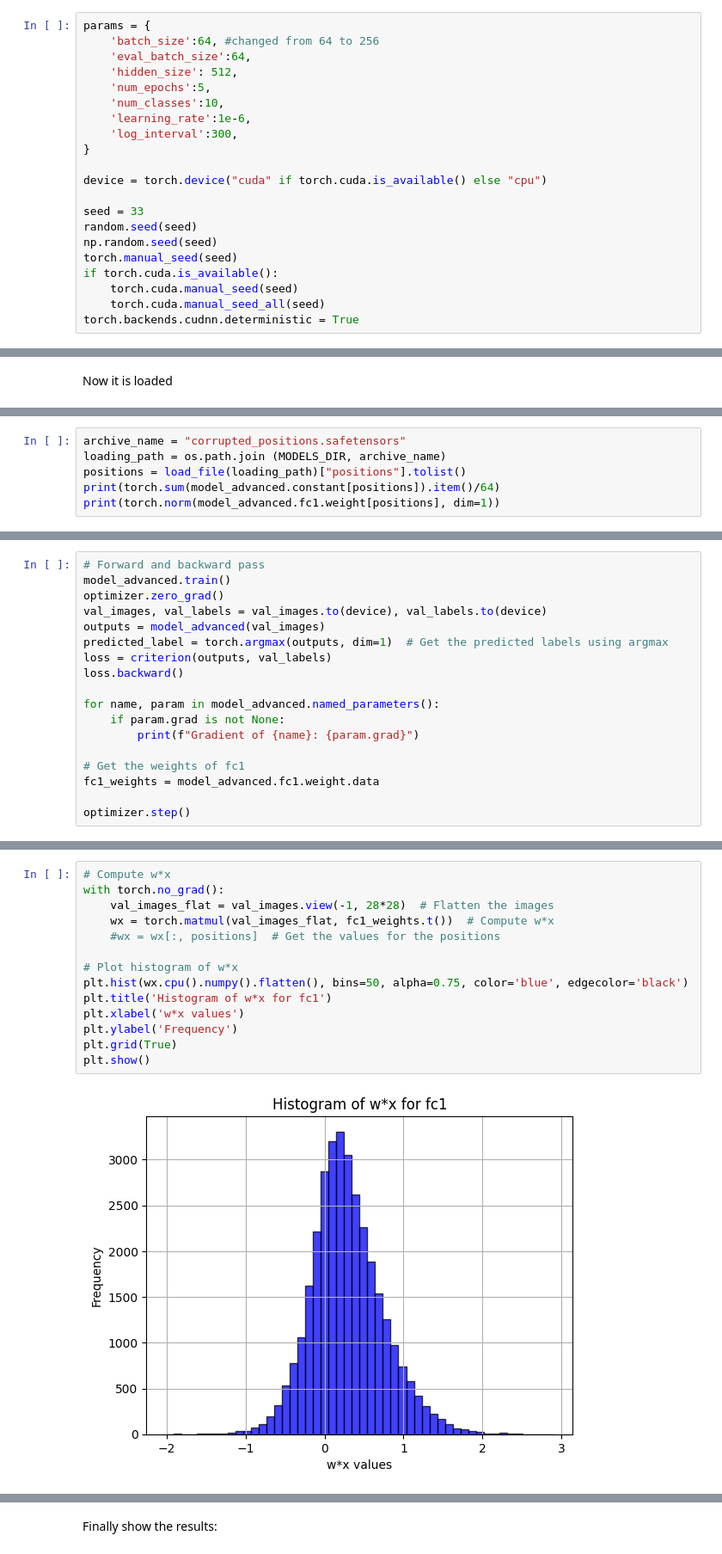
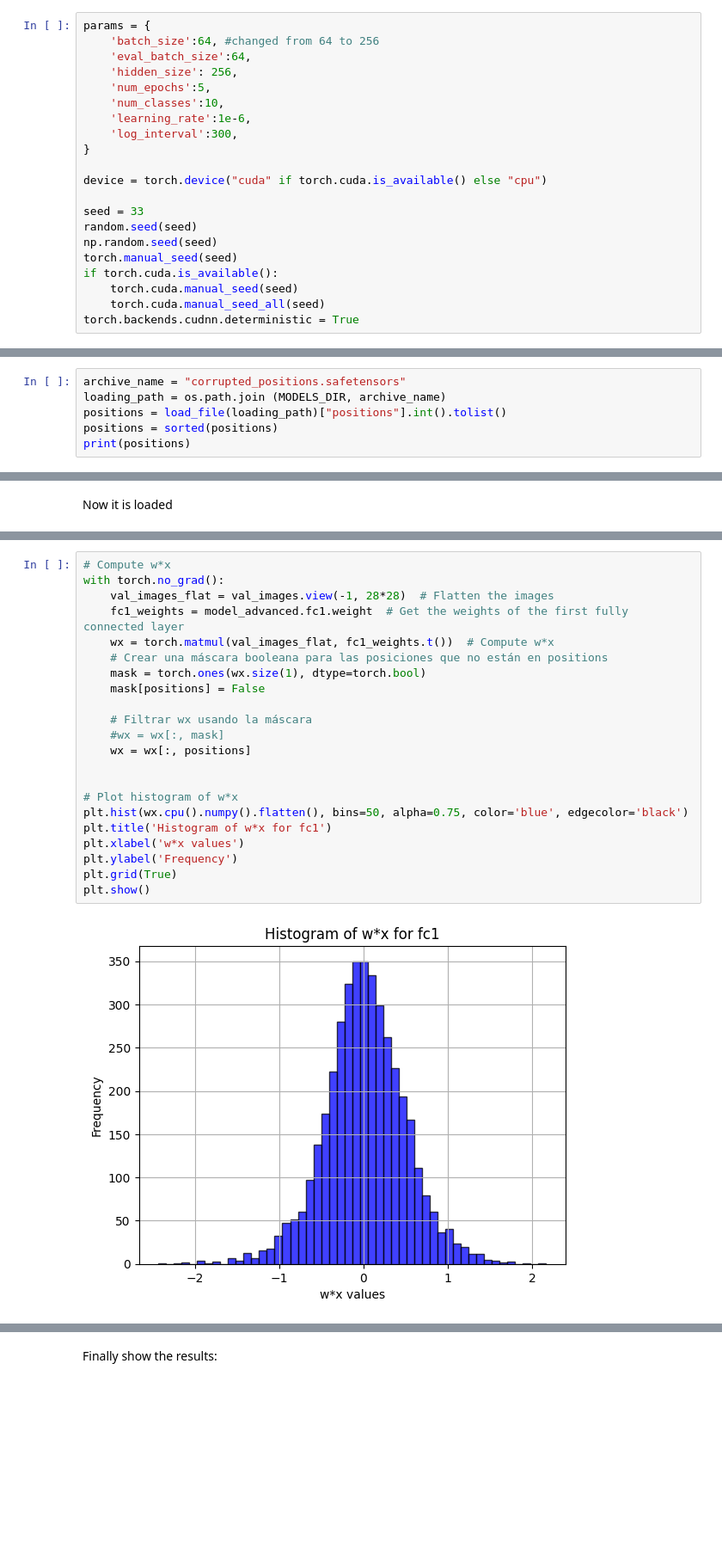
Before and after one commit to armand-07/dataset_stealing_with_privacy_doors, a Jupyter notebook: notebooks/finetuning_F_MNIST.ipynb, the cells around one changed output, grey strips where cells are left out. Shown at 86% size. Cells and saved outputs as stored; diff of their text form; blank space fills up the shorter version.

Commit message:
First functioning privacy backdoor

```diff
--- a/notebooks/finetuning_F_MNIST.ipynb
+++ b/notebooks/finetuning_F_MNIST.ipynb
@@ -42,7 +42,7 @@ These are the parameters used for pretraining and seed init:
 params = {
     'batch_size':64, #changed from 64 to 256
     'eval_batch_size':64,
-    'hidden_size': 512,
+    'hidden_size': 256,
     'num_epochs':5,
     'num_classes':10,
     'learning_rate':1e-6,
@@ -314,3 +314,9 @@ plt.show()
 It can be seen how the model works as thought.
 # %% [markdown]
 ## Finetunning with corrupted model
+# %%
+archive_name = "corrupted_positions.safetensors"
+loading_path = os.path.join (MODELS_DIR, archive_name)
+positions = load_file(loading_path)["positions"].int().tolist()
+positions = sorted(positions)
+print(positions)
@@ -362,6 +366,0 @@ Load corrupted positions
-# %%
-archive_name = "corrupted_positions.safetensors"
-loading_path = os.path.join (MODELS_DIR, archive_name)
-positions = load_file(loading_path)["positions"].tolist()
-print(torch.sum(model_advanced.constant[positions]).item()/64)
-print(torch.norm(model_advanced.fc1.weight[positions], dim=1))
@@ -380,18 +366,0 @@ Now we will proceed with the training:
-# %%
-# Forward and backward pass
-model_advanced.train()
-optimizer.zero_grad()
-val_images, val_labels = val_images.to(device), val_labels.to(device)
-outputs = model_advanced(val_images)
-predicted_label = torch.argmax(outputs, dim=1)  # Get the predicted labels using argmax
-loss = criterion(outputs, val_labels)
-loss.backward()
-
-for name, param in model_advanced.named_parameters():
-    if param.grad is not None:
-        print(f"Gradient of {name}: {param.grad}")
-
-# Get the weights of fc1
-fc1_weights = model_advanced.fc1.weight.data
-
-optimizer.step()
@@ -416,19 +413,27 @@ Gradient of fc2.bias: tensor([ 0.0331, -0.0018, -0.0150,  0.0127, -0.0503,  0.01
 # %%
 # Compute w*x
 with torch.no_grad():
     val_images_flat = val_images.view(-1, 28*28)  # Flatten the images
+    fc1_weights = model_advanced.fc1.weight  # Get the weights of the first fully connected layer
     wx = torch.matmul(val_images_flat, fc1_weights.t())  # Compute w*x
-    #wx = wx[:, positions]  # Get the values for the positions
+    # Crear una máscara booleana para las posiciones que no están en positions
+    mask = torch.ones(wx.size(1), dtype=torch.bool)
+    mask[positions] = False
+
+    # Filtrar wx usando la máscara
+    #wx = wx[:, mask]
+    wx = wx[:, positions]
+
 
 # Plot histogram of w*x
 plt.hist(wx.cpu().numpy().flatten(), bins=50, alpha=0.75, color='blue', edgecolor='black')
 plt.title('Histogram of w*x for fc1')
 plt.xlabel('w*x values')
 plt.ylabel('Frequency')
 plt.grid(True)
 plt.show()
 # %% [output]
-[figure, old version]
+[figure, new version]
 # %%
 train_losses = []
 train_accuracies = []
```
Also changed, not shown: parts of 22 cells of this notebook, 7 other files.
